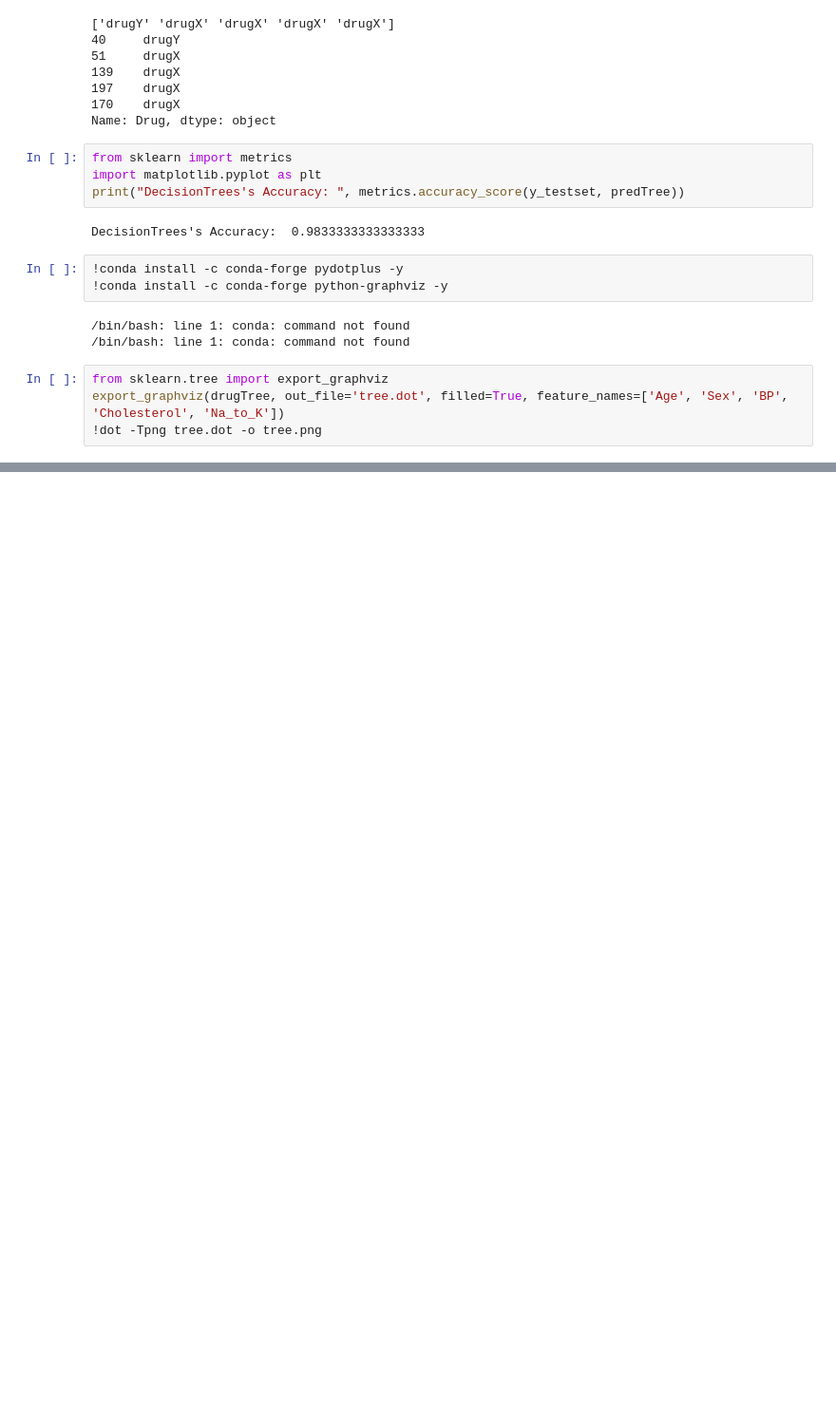
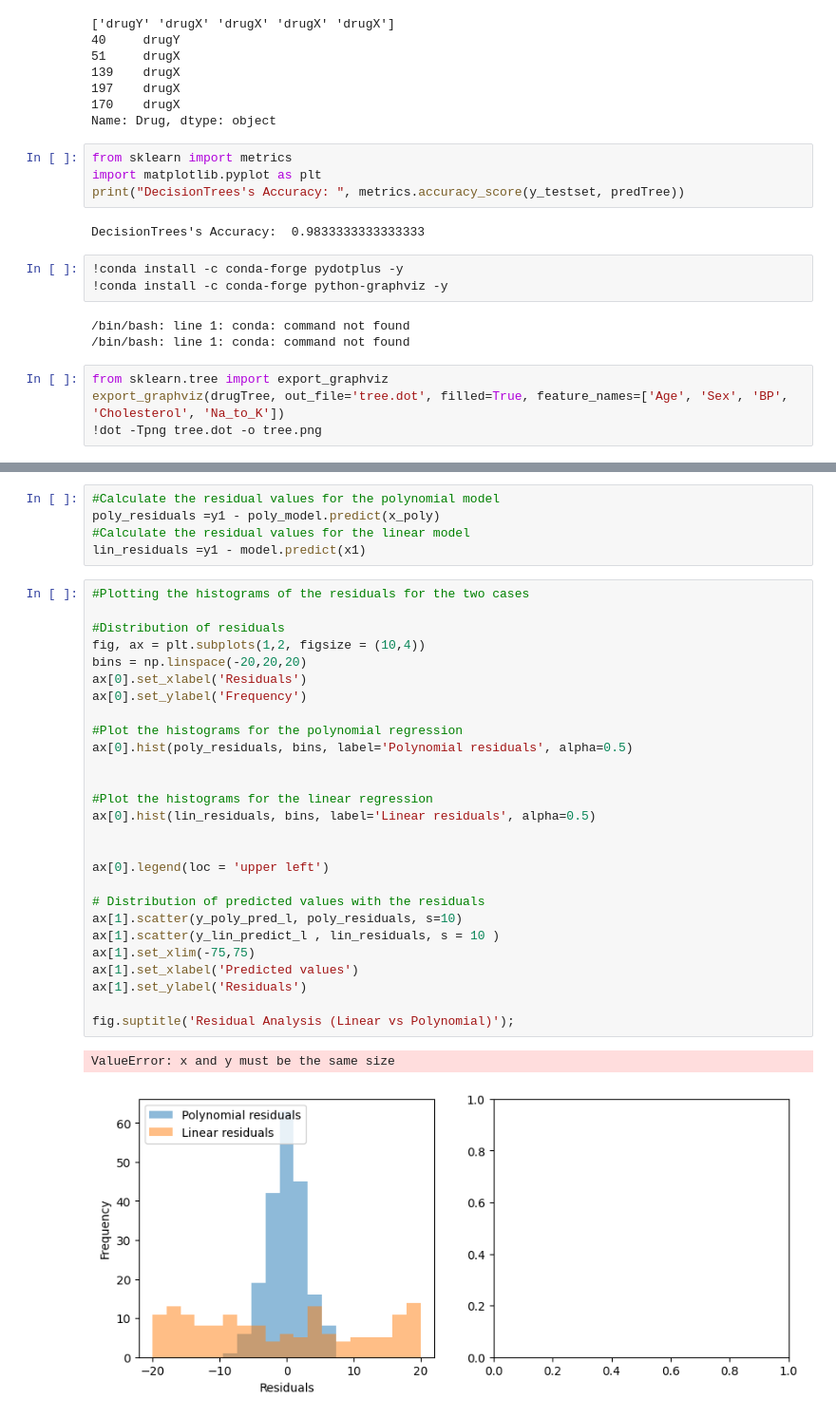
Before and after one commit to Deepakk200/colab_python, a Jupyter notebook: usedcars.ipynb, the cells around one changed output, grey strips where cells are left out. Shown: that part at 95% size. Saved outputs shown, nothing was run; the diff lists cells and outputs as text; blank space fills up the shorter version.

```diff
--- a/usedcars.ipynb
+++ b/usedcars.ipynb
@@ -270,0 +341,35 @@ export_graphviz(drugTree, out_file='tree.dot', filled=True, feature_names=['Age'
+# %%
+#Calculate the residual values for the polynomial model
+poly_residuals =y1 - poly_model.predict(x_poly)
+#Calculate the residual values for the linear model
+lin_residuals =y1 - model.predict(x1)
+# %%
+#Plotting the histograms of the residuals for the two cases
+
+#Distribution of residuals
+fig, ax = plt.subplots(1,2, figsize = (10,4))
+bins = np.linspace(-20,20,20)
+ax[0].set_xlabel('Residuals')
+ax[0].set_ylabel('Frequency')
+
+#Plot the histograms for the polynomial regression
+ax[0].hist(poly_residuals, bins, label='Polynomial residuals', alpha=0.5)
+
+
+#Plot the histograms for the linear regression
+ax[0].hist(lin_residuals, bins, label='Linear residuals', alpha=0.5)
+
+
+ax[0].legend(loc = 'upper left')
+
+# Distribution of predicted values with the residuals
+ax[1].scatter(y_poly_pred_l, poly_residuals, s=10)
+ax[1].scatter(y_lin_predict_l , lin_residuals, s = 10 )
+ax[1].set_xlim(-75,75)
+ax[1].set_xlabel('Predicted values')
+ax[1].set_ylabel('Residuals')
+
+fig.suptitle('Residual Analysis (Linear vs Polynomial)');
+# %% [output]
+ValueError: x and y must be the same size
+[figure, added]
```
Also changed, not shown: parts of 8 cells of this notebook.
